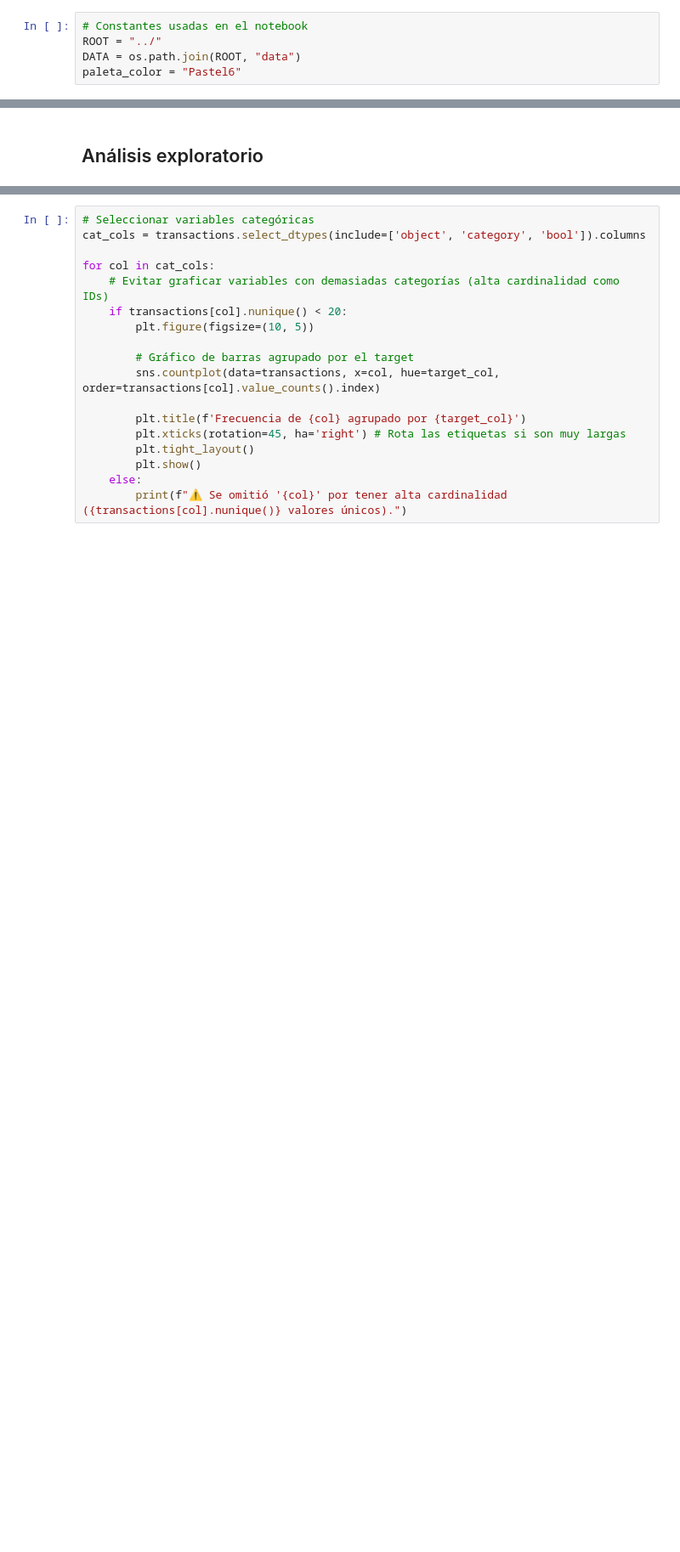
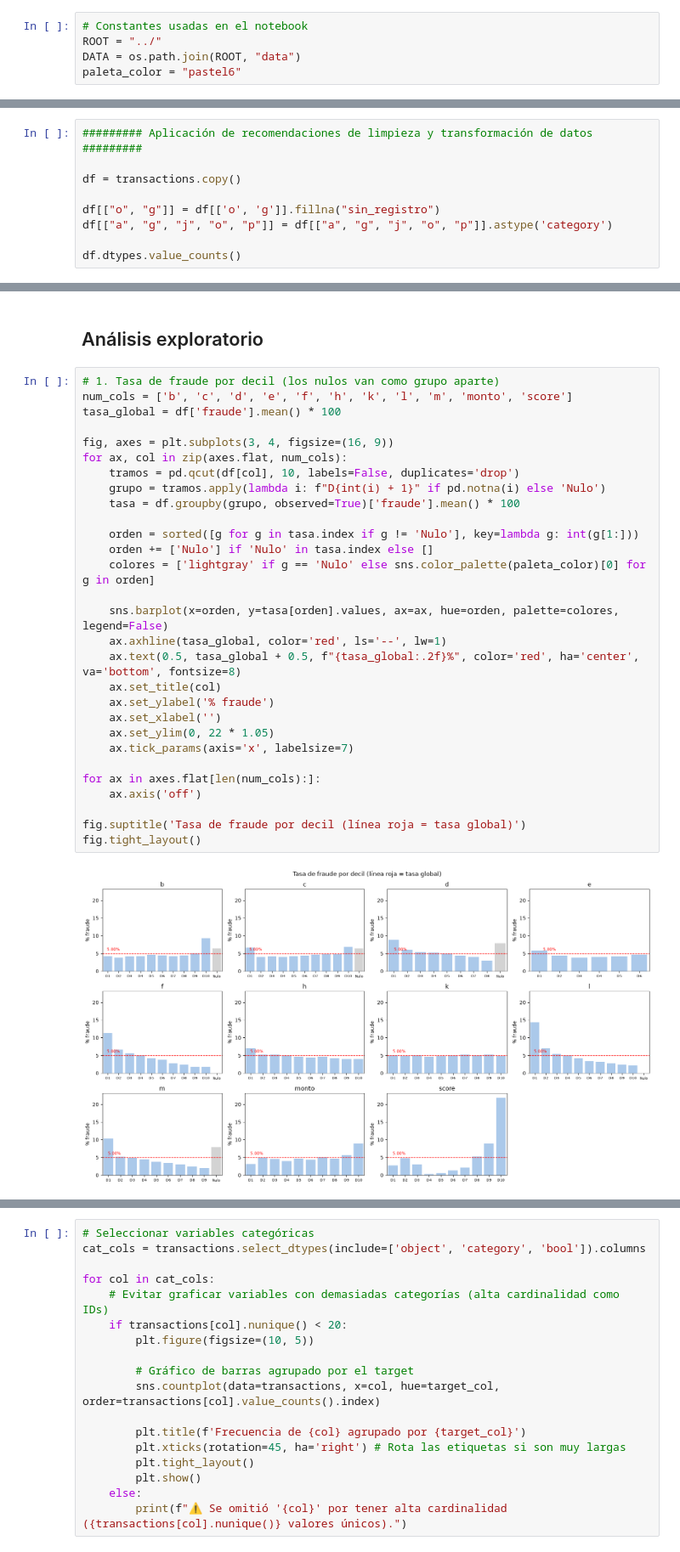
Before and after one commit to mlondono-oc/ml-fraud-detection, a Jupyter notebook: notebooks/01_eda.ipynb, the cells around one changed output, grey strips where cells are left out. Shown at 85% size. Saved outputs shown, nothing was run; the diff lists cells and outputs as text; blank space fills up the shorter version.

```diff
--- a/notebooks/01_eda.ipynb
+++ b/notebooks/01_eda.ipynb
@@ -23,7 +23,7 @@ import matplotlib.pyplot as plt
 # Constantes usadas en el notebook
 ROOT = "../"
 DATA = os.path.join(ROOT, "data")
-paleta_color = "Pastel6"
+paleta_color = "pastel6"
 # %%
 # Lectura del dataset de transacciones
 transactions = pd.read_csv(f"{DATA}/dataset.csv", parse_dates=["fecha"])
@@ -356,0 +357,9 @@ Y tres decisiones que se derivan del diagnóstico:
+# %%
+######### Aplicación de recomendaciones de limpieza y transformación de datos #########
+
+df = transactions.copy()
+
+df[["o", "g"]] = df[['o', 'g']].fillna("sin_registro")
+df[["a", "g", "j", "o", "p"]] = df[["a", "g", "j", "o", "p"]].astype('category')
+
+df.dtypes.value_counts()
@@ -357,2 +376,33 @@ Y tres decisiones que se derivan del diagnóstico:
 # %% [markdown]
 ## Análisis exploratorio
+# %%
+# 1. Tasa de fraude por decil (los nulos van como grupo aparte)
+num_cols = ['b', 'c', 'd', 'e', 'f', 'h', 'k', 'l', 'm', 'monto', 'score']
+tasa_global = df['fraude'].mean() * 100
+
+fig, axes = plt.subplots(3, 4, figsize=(16, 9))
+for ax, col in zip(axes.flat, num_cols):
+    tramos = pd.qcut(df[col], 10, labels=False, duplicates='drop')
+    grupo = tramos.apply(lambda i: f"D{int(i) + 1}" if pd.notna(i) else 'Nulo')
+    tasa = df.groupby(grupo, observed=True)['fraude'].mean() * 100
+
+    orden = sorted([g for g in tasa.index if g != 'Nulo'], key=lambda g: int(g[1:]))
+    orden += ['Nulo'] if 'Nulo' in tasa.index else []
+    colores = ['lightgray' if g == 'Nulo' else sns.color_palette(paleta_color)[0] for g in orden]
+
+    sns.barplot(x=orden, y=tasa[orden].values, ax=ax, hue=orden, palette=colores, legend=False)
+    ax.axhline(tasa_global, color='red', ls='--', lw=1)
+    ax.text(0.5, tasa_global + 0.5, f"{tasa_global:.2f}%", color='red', ha='center', va='bottom', fontsize=8)
+    ax.set_title(col)
+    ax.set_ylabel('% fraude')
+    ax.set_xlabel('')
+    ax.set_ylim(0, 22 * 1.05)
+    ax.tick_params(axis='x', labelsize=7)
+
+for ax in axes.flat[len(num_cols):]:
+    ax.axis('off')
+
+fig.suptitle('Tasa de fraude por decil (línea roja = tasa global)')
+fig.tight_layout()
+# %% [output]
+[figure, added]
```
Also changed, not shown: parts of 10 cells of this notebook.
